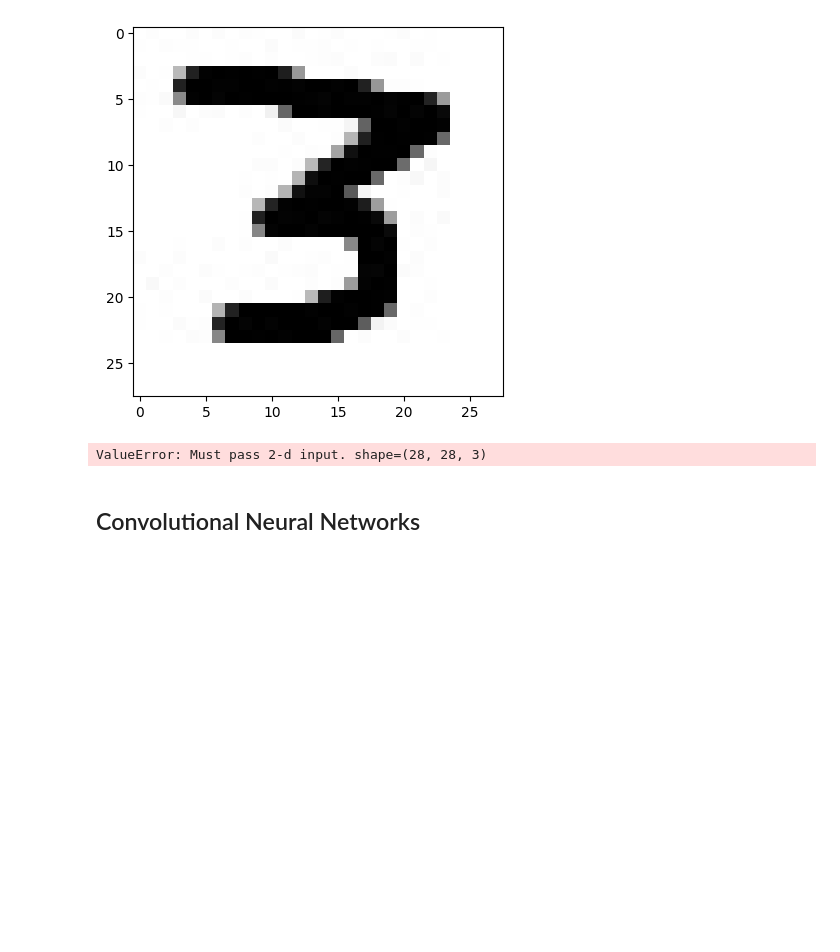
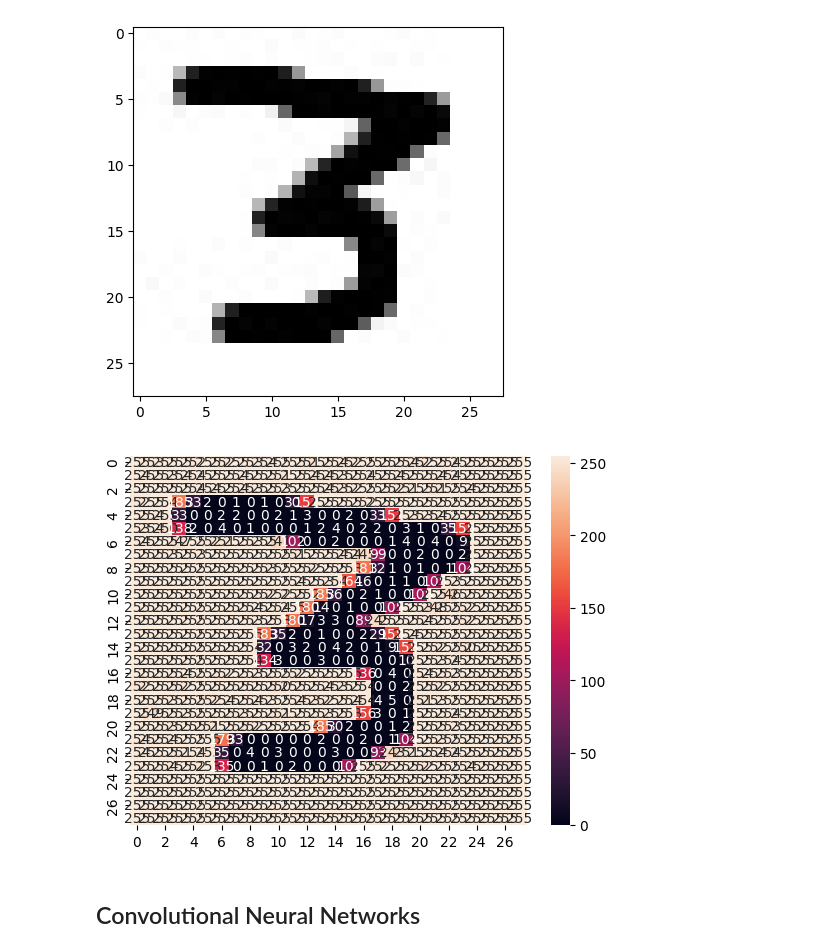
Before and after one commit to sindhura-nk/Artificial-Intelligence_2_1377, a Jupyter notebook: CNN_Basics_and_Project.ipynb, the cells around one changed output. Drawn from its saved outputs; the diff is of its cells as text; code cells hidden in the pictures; blank space fills up the shorter version.

```diff
--- a/CNN_Basics_and_Project.ipynb
+++ b/CNN_Basics_and_Project.ipynb
@@ -84,4 +91,4 @@ plt.imshow(img3,cmap='gray')
 # %%
-img4 = cv2.imread('/content/Example_3.jpg')
+img4 = cv2.imread('/content/Example_3.jpg',cv2.IMREAD_GRAYSCALE)
 img4
 # %% [output]
@@ -108,12 +115,11 @@ plt.imshow(img4)
 <matplotlib.image.AxesImage at 0x...>
 [figure]
 # %%
-'''
+
 import seaborn as sns
 sns.heatmap(img4,annot=True,fmt='d')
 plt.show()
-'''
 # %% [output]
-ValueError: Must pass 2-d input. shape=(28, 28, 3)
+[figure, added]
 # %% [markdown]
 ## Convolutional Neural Networks
```
Also changed, not shown: parts of 3 cells of this notebook.
